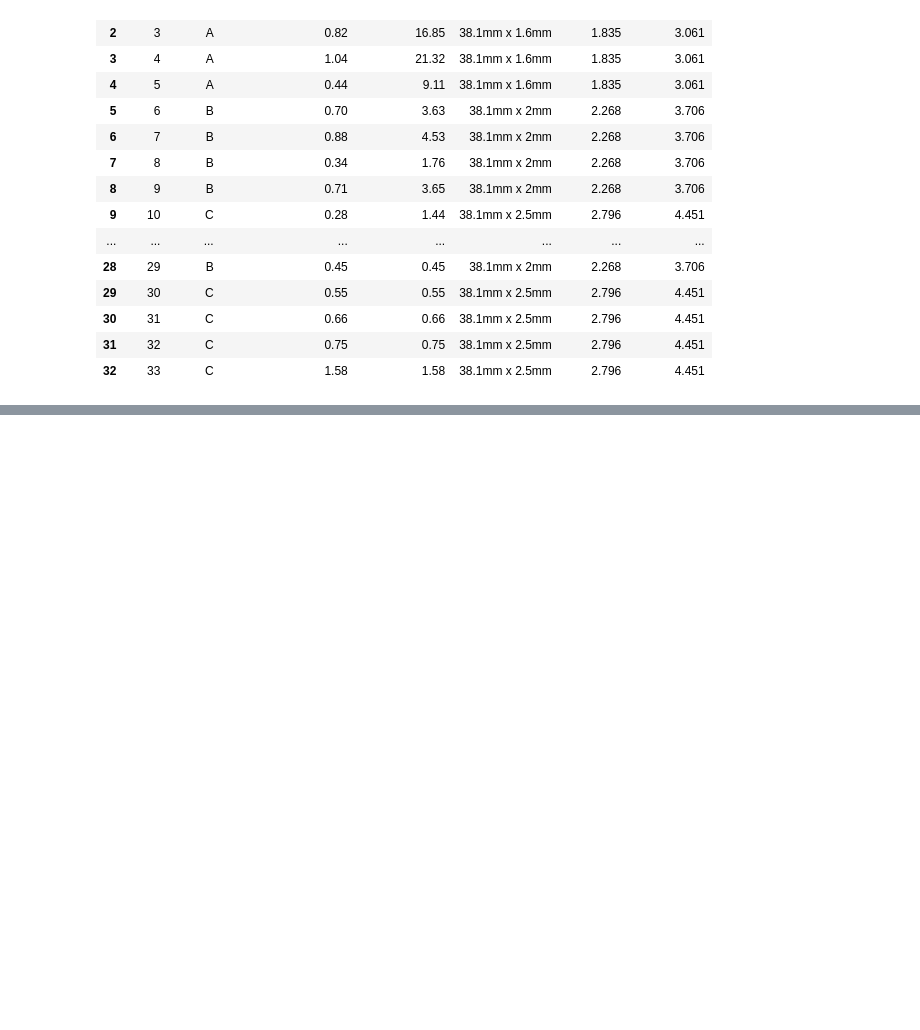
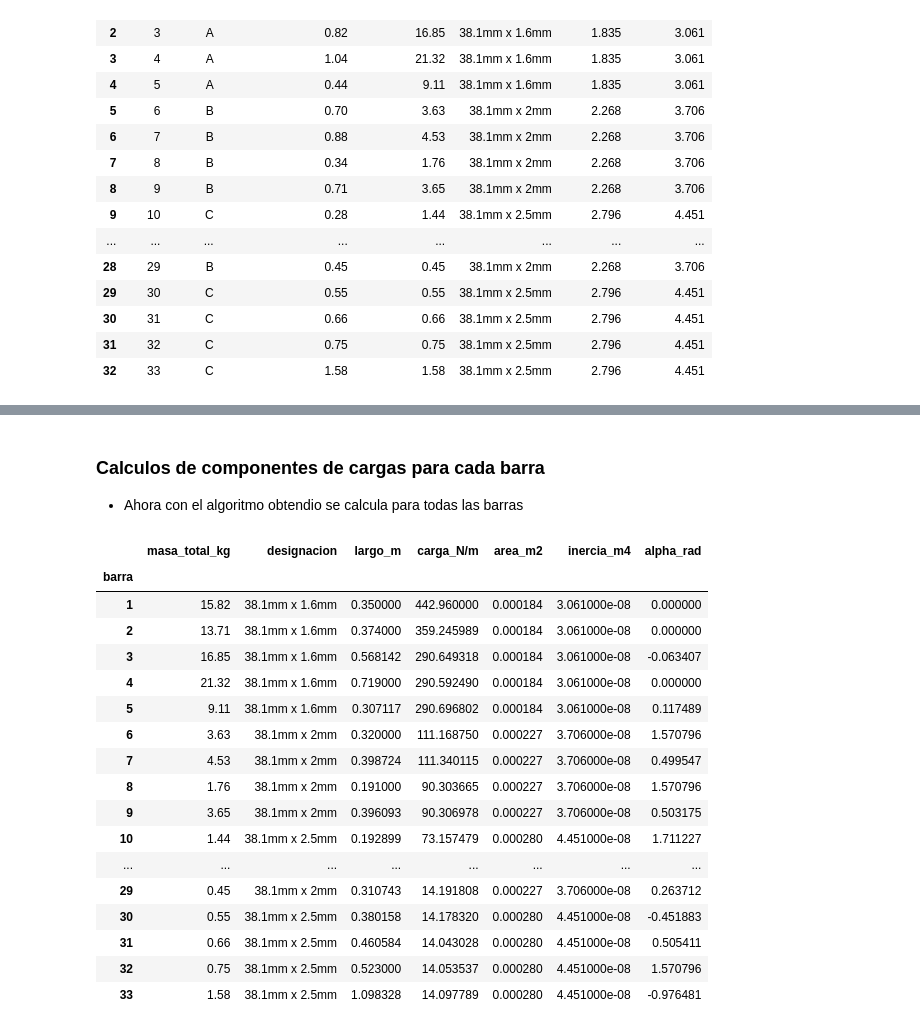
Before and after one commit to meliodas-s/integrador, a Jupyter notebook: 04/01_calculos_int.ipynb, the cells around one changed output, grey strips where cells are left out. Drawn from its saved outputs; the diff is of its cells as text; code cells hidden in the pictures; blank space fills up the shorter version.

```diff
--- a/04/01_calculos_int.ipynb
+++ b/04/01_calculos_int.ipynb
@@ -227,31 +259,31 @@ from plottable import Table
 import matplotlib.pyplot as plt
 barras4 = barras3.copy()
 barras4['carga_N/m'] = 9.8*barras4['masa_total_kg']/barras4['largo_m']
-barras4['area_m'] = barras4['area_cm2']*10**(-4)
+barras4['area_m2'] = barras4['area_cm2']*10**(-4)
 barras4['inercia_m4'] = barras4['inercia_cm4']*10**(-8)
 barras4.drop('codigo', axis=1, inplace=True)
 barras4.drop('area_cm2', axis=1, inplace=True)
 barras4.drop('inercia_cm4', axis=1, inplace=True)
-barras4.drop('masa_total_kg', axis=1, inplace=True)
+# barras4.drop('masa_total_kg', axis=1, inplace=True)
 barras4.drop('masa_estructural_kg', axis=1, inplace=True)
 barras4 = barras4.set_index('barra')
 
 
-fig, ax = plt.subplots(figsize=(12, 9))
-# Parametros
-plt.rcParams['text.usetex'] = True
-plt.rcParams['font.family'] = 'serif'
-plt.rcParams['font.serif'] = ['Computer Modern']
-plt.rcParams['text.latex.preamble'] = r'''
-\usepackage{amsmath}
-\usepackage{textgreek}
-'''
+# fig, ax = plt.subplots(figsize=(12, 9))
+# # Parametros
+# plt.rcParams['text.usetex'] = True
+# plt.rcParams['font.family'] = 'serif'
+# plt.rcParams['font.serif'] = ['Computer Modern']
+# plt.rcParams['text.latex.preamble'] = r'''
+# \usepackage{amsmath}
+# \usepackage{textgreek}
+# '''
 
-# Configuraciones para figura
-ax.set_facecolor('#EACEC4')
-ax.set_axisbelow(True)
-fig.patch.set_facecolor('#EACEC4')
-ax.axis('off')
+# # Configuraciones para figura
+# ax.set_facecolor('#EACEC4')
+# ax.set_axisbelow(True)
+# fig.patch.set_facecolor('#EACEC4')
+# ax.axis('off')
 
 # Configuraciones para figura
 dff = barras4.apply(
@@ -259,8 +291,9 @@ dff = barras4.apply(
         lambda x: f"{x:.4}" if isinstance(x, (np.number,float, )) else x)
 )
 
-tab = Table(dff, ax)
+# tab = Table(dff, ax)
 
-# Display the output
-fig.savefig(f'sld_pre.png', bbox_inches='tight', dpi=250)
+# # Display the output
+# fig.savefig(f'sld_pre.png', bbox_inches='tight', dpi=250)
+barras4
 # %% [output]
@@ -267,0 +372,25 @@ fig.savefig(f'sld_pre.png', bbox_inches='tight', dpi=250)
+# %% [markdown]
+### Calculos de componentes de cargas para cada barra
+- Ahora con el algoritmo obtendio se calcula para todas las barras
+# %%
+barras5 = barras4.merge(angulo, on="barra")
+barras5.set_index('barra')
+# %% [output]
+|  | masa_total_kg | designacion | largo_m | carga_N/m | area_m2 | inercia_m4 | alpha_rad |
+| barra |  |  |  |  |  |  |  |
+| 1 | 15.82 | 38.1mm x 1.6mm | 0.350000 | 442.960000 | 0.000184 | 3.061000e-08 | 0.000000 |
+| 2 | 13.71 | 38.1mm x 1.6mm | 0.374000 | 359.245989 | 0.000184 | 3.061000e-08 | 0.000000 |
+| 3 | 16.85 | 38.1mm x 1.6mm | 0.568142 | 290.649318 | 0.000184 | 3.061000e-08 | -0.063407 |
+| 4 | 21.32 | 38.1mm x 1.6mm | 0.719000 | 290.592490 | 0.000184 | 3.061000e-08 | 0.000000 |
+| 5 | 9.11 | 38.1mm x 1.6mm | 0.307117 | 290.696802 | 0.000184 | 3.061000e-08 | 0.117489 |
+| 6 | 3.63 | 38.1mm x 2mm | 0.320000 | 111.168750 | 0.000227 | 3.706000e-08 | 1.570796 |
+| 7 | 4.53 | 38.1mm x 2mm | 0.398724 | 111.340115 | 0.000227 | 3.706000e-08 | 0.499547 |
+| 8 | 1.76 | 38.1mm x 2mm | 0.191000 | 90.303665 | 0.000227 | 3.706000e-08 | 1.570796 |
+| 9 | 3.65 | 38.1mm x 2mm | 0.396093 | 90.306978 | 0.000227 | 3.706000e-08 | 0.503175 |
+| 10 | 1.44 | 38.1mm x 2.5mm | 0.192899 | 73.157479 | 0.000280 | 4.451000e-08 | 1.711227 |
+| ... | ... | ... | ... | ... | ... | ... | ... |
+| 29 | 0.45 | 38.1mm x 2mm | 0.310743 | 14.191808 | 0.000227 | 3.706000e-08 | 0.263712 |
+| 30 | 0.55 | 38.1mm x 2.5mm | 0.380158 | 14.178320 | 0.000280 | 4.451000e-08 | -0.451883 |
+| 31 | 0.66 | 38.1mm x 2.5mm | 0.460584 | 14.043028 | 0.000280 | 4.451000e-08 | 0.505411 |
+| 32 | 0.75 | 38.1mm x 2.5mm | 0.523000 | 14.053537 | 0.000280 | 4.451000e-08 | 1.570796 |
+| 33 | 1.58 | 38.1mm x 2.5mm | 1.098328 | 14.097789 | 0.000280 | 4.451000e-08 | -0.976481 |
```
Also changed, not shown: parts of 15 cells of this notebook, 15 other files.
